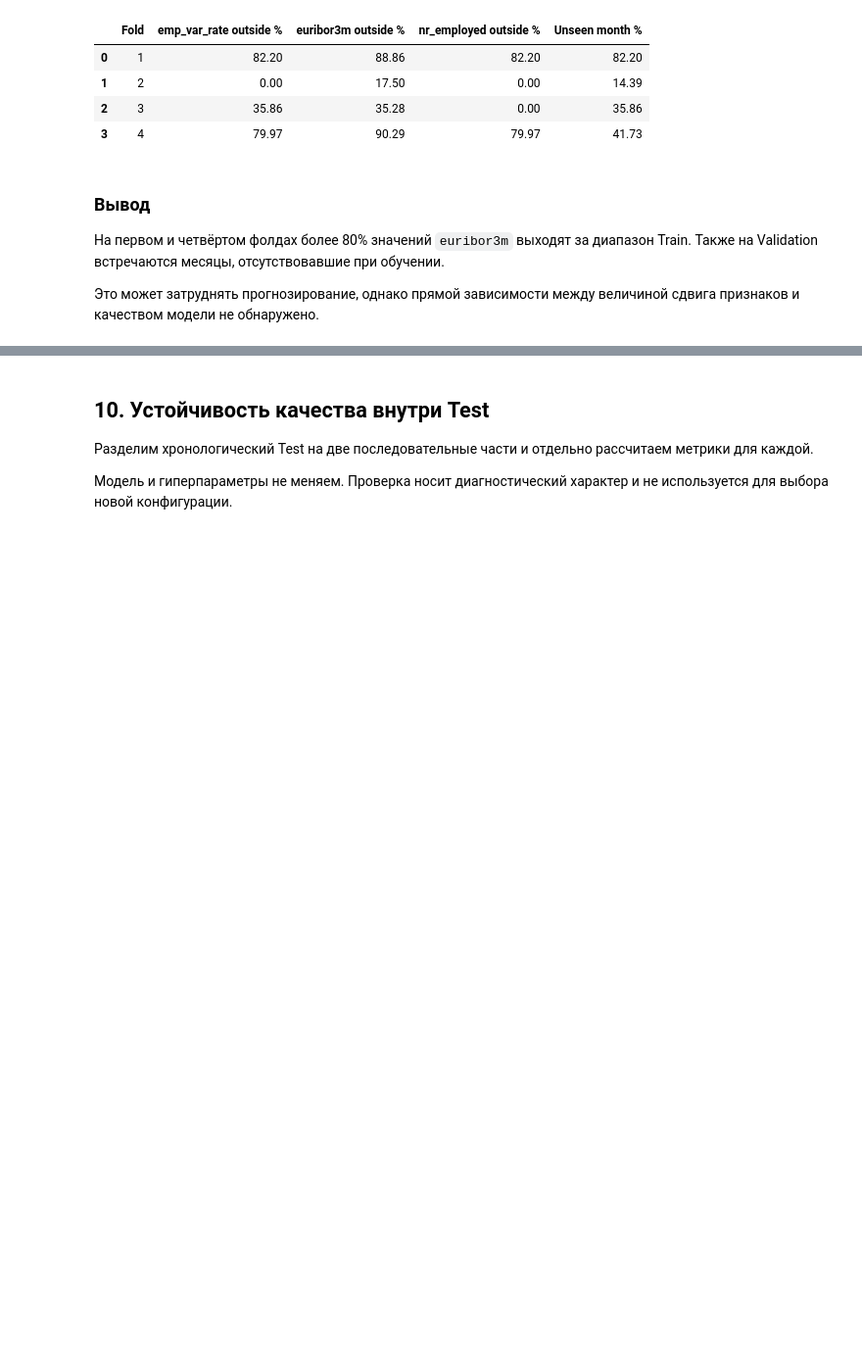
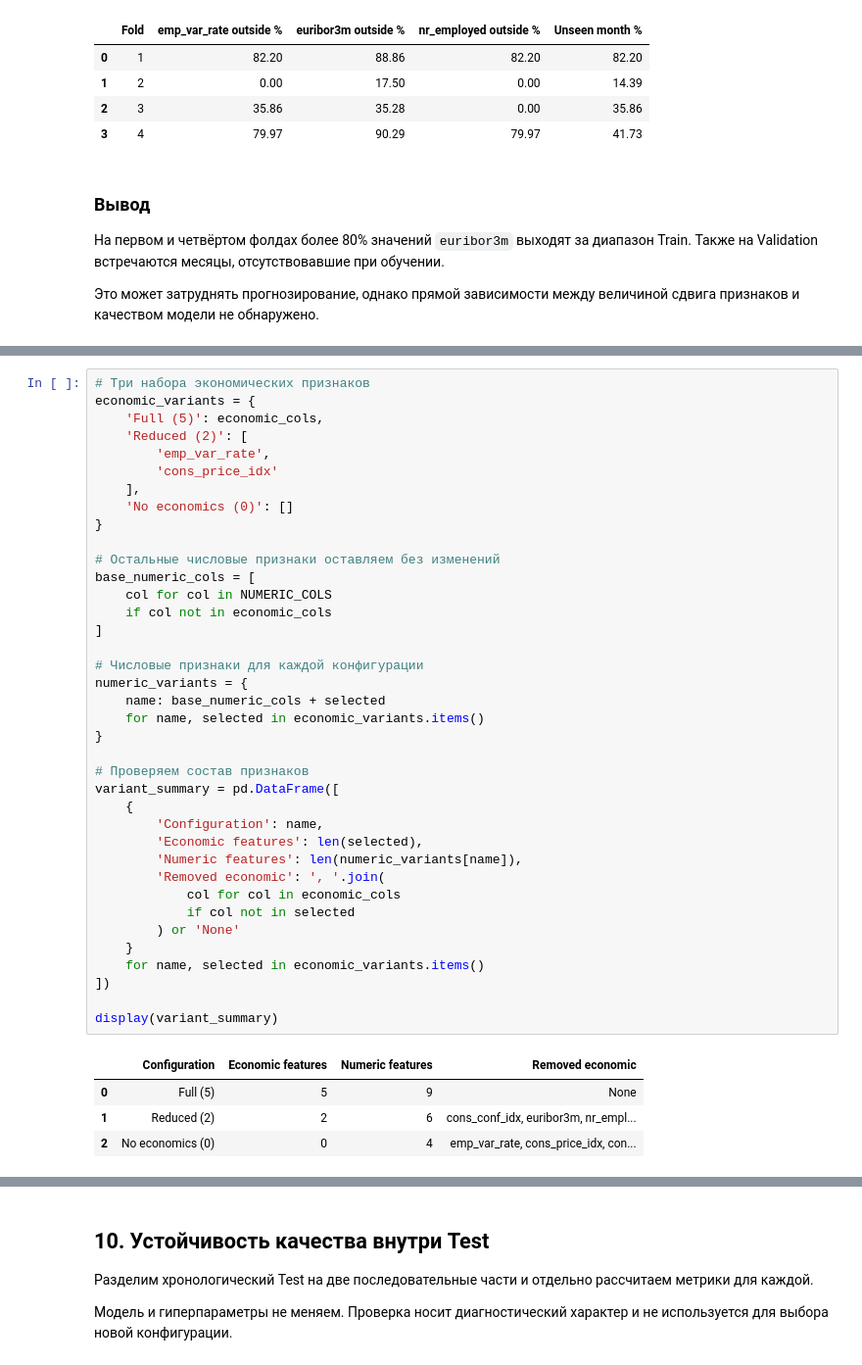
Before and after one commit to victoriia-warexify/bank-marketing-ml, a Jupyter notebook: notebooks/07_temporal_validation.ipynb, the cells around one changed output, grey strips where cells are left out. Shown at 98% size. Drawn from its saved outputs; the diff is of its cells as text; blank space fills up the shorter version.

```diff
--- a/notebooks/07_temporal_validation.ipynb
+++ b/notebooks/07_temporal_validation.ipynb
@@ -543,0 +553,43 @@ display(shift_summary.round(2))
+# %%
+# Три набора экономических признаков
+economic_variants = {
+    'Full (5)': economic_cols,
+    'Reduced (2)': [
+        'emp_var_rate',
+        'cons_price_idx'
+    ],
+    'No economics (0)': []
+}
+
+# Остальные числовые признаки оставляем без изменений
+base_numeric_cols = [
+    col for col in NUMERIC_COLS
+    if col not in economic_cols
+]
+
+# Числовые признаки для каждой конфигурации
+numeric_variants = {
+    name: base_numeric_cols + selected
+    for name, selected in economic_variants.items()
+}
+
+# Проверяем состав признаков
+variant_summary = pd.DataFrame([
+    {
+        'Configuration': name,
+        'Economic features': len(selected),
+        'Numeric features': len(numeric_variants[name]),
+        'Removed economic': ', '.join(
+            col for col in economic_cols
+            if col not in selected
+        ) or 'None'
+    }
+    for name, selected in economic_variants.items()
+])
+
+display(variant_summary)
+# %% [output]
+|  | Configuration | Economic features | Numeric features | Removed economic |
+| 0 | Full (5) | 5 | 9 | None |
+| 1 | Reduced (2) | 2 | 6 | cons_conf_idx, euribor3m, nr_empl... |
+| 2 | No economics (0) | 0 | 4 | emp_var_rate, cons_price_idx, con... |
```
Also changed, not shown: parts of 12 cells of this notebook, 1 other file.
